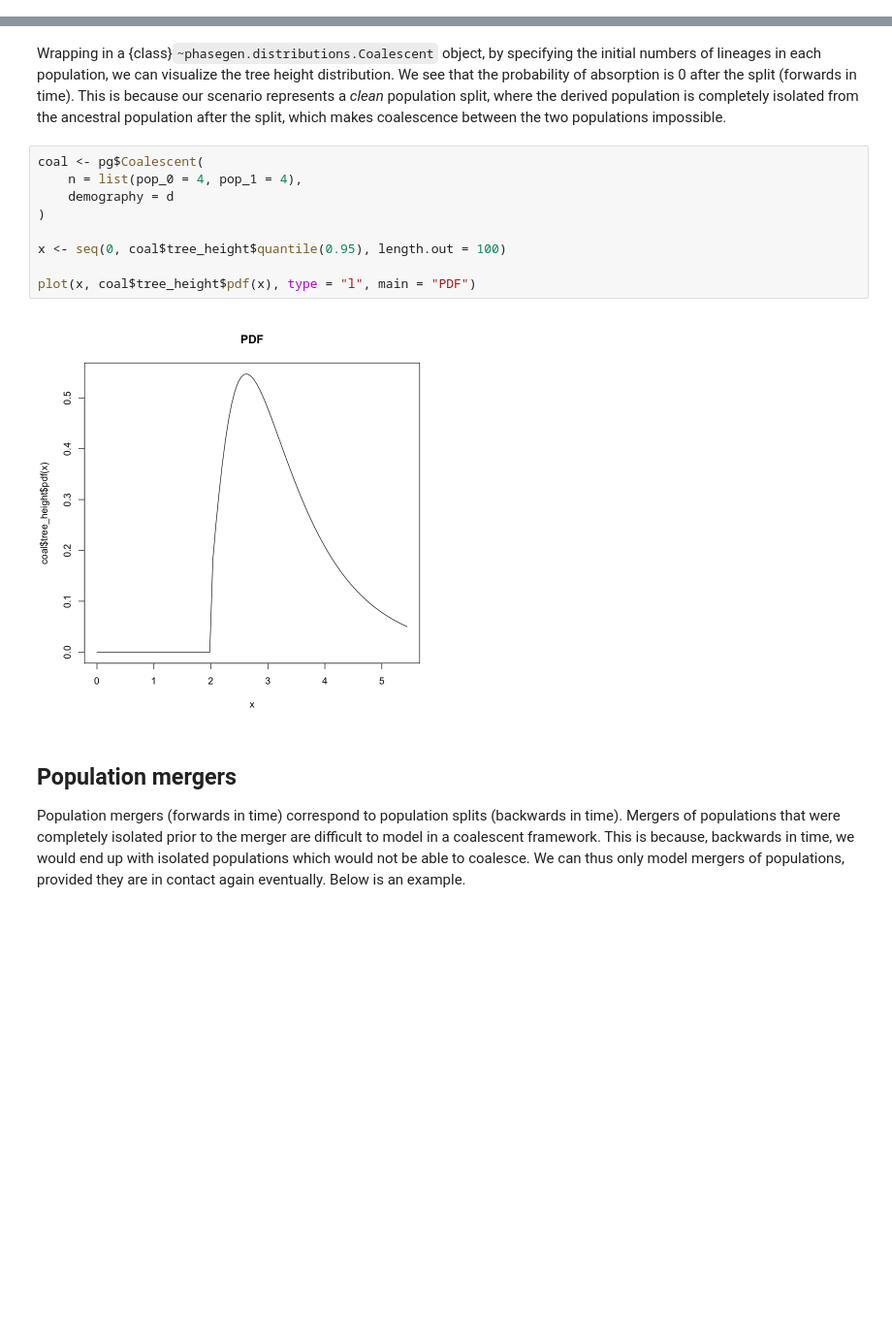
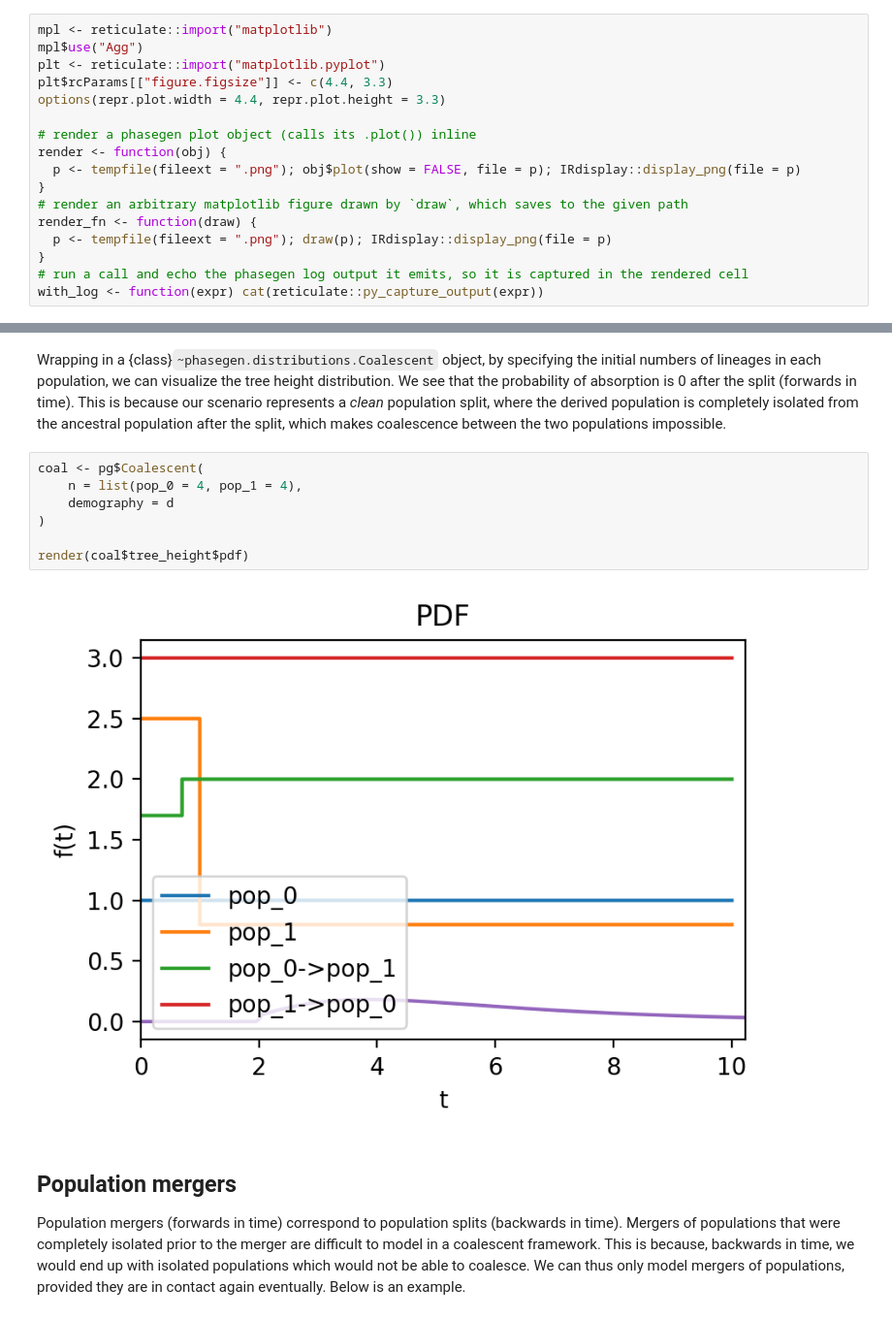
Before and after one commit to Sendrowski/PhaseGen, a Jupyter notebook: docs/reference/R/demography.ipynb, the cells around one changed output, grey strips where cells are left out. Shown at 97% size. Drawn from its saved outputs; the diff is of its cells as text; blank space fills up the shorter version.

```diff
--- a/docs/reference/R/demography.ipynb
+++ b/docs/reference/R/demography.ipynb
@@ -11,3 +8,20 @@ Skipping install of 'phasegen' from a github remote, the SHA1 (718d8dab) has not
+# %%
+mpl <- reticulate::import("matplotlib")
+mpl$use("Agg")
+plt <- reticulate::import("matplotlib.pyplot")
+plt$rcParams[["figure.figsize"]] <- c(4.4, 3.3)
+options(repr.plot.width = 4.4, repr.plot.height = 3.3)
+
+# render a phasegen plot object (calls its .plot()) inline
+render <- function(obj) {
+  p <- tempfile(fileext = ".png"); obj$plot(show = FALSE, file = p); IRdisplay::display_png(file = p)
+}
+# render an arbitrary matplotlib figure drawn by `draw`, which saves to the given path
+render_fn <- function(draw) {
+  p <- tempfile(fileext = ".png"); draw(p); IRdisplay::display_png(file = p)
+}
+# run a call and echo the phasegen log output it emits, so it is captured in the rendered cell
+with_log <- function(expr) cat(reticulate::py_capture_output(expr))
 # %%
 library(phasegen)
 
@@ -121,14 +126,12 @@ Wrapping in a {class}`~phasegen.distributions.Coalescent` object, by specifying
 # %%
 coal <- pg$Coalescent(
     n = list(pop_0 = 4, pop_1 = 4),
     demography = d
 )
 
-x <- seq(0, coal$tree_height$quantile(0.95), length.out = 100)
-
-plot(x, coal$tree_height$pdf(x), type = "l", main = "PDF")
+render(coal$tree_height$pdf)
 # %% [output]
-[figure, old version]
+[figure, new version]
 # %% [markdown]
 ## Population mergers
 Population mergers (forwards in time) correspond to population splits (backwards in time). Mergers of populations that were completely isolated prior to the merger are difficult to model in a coalescent framework. This is because, backwards in time, we would end up with isolated populations which would not be able to coalesce. We can thus only model mergers of populations, provided they are in contact again eventually. Below is an example.
```
Also changed, not shown: parts of 14 cells of this notebook, 10 other files.
